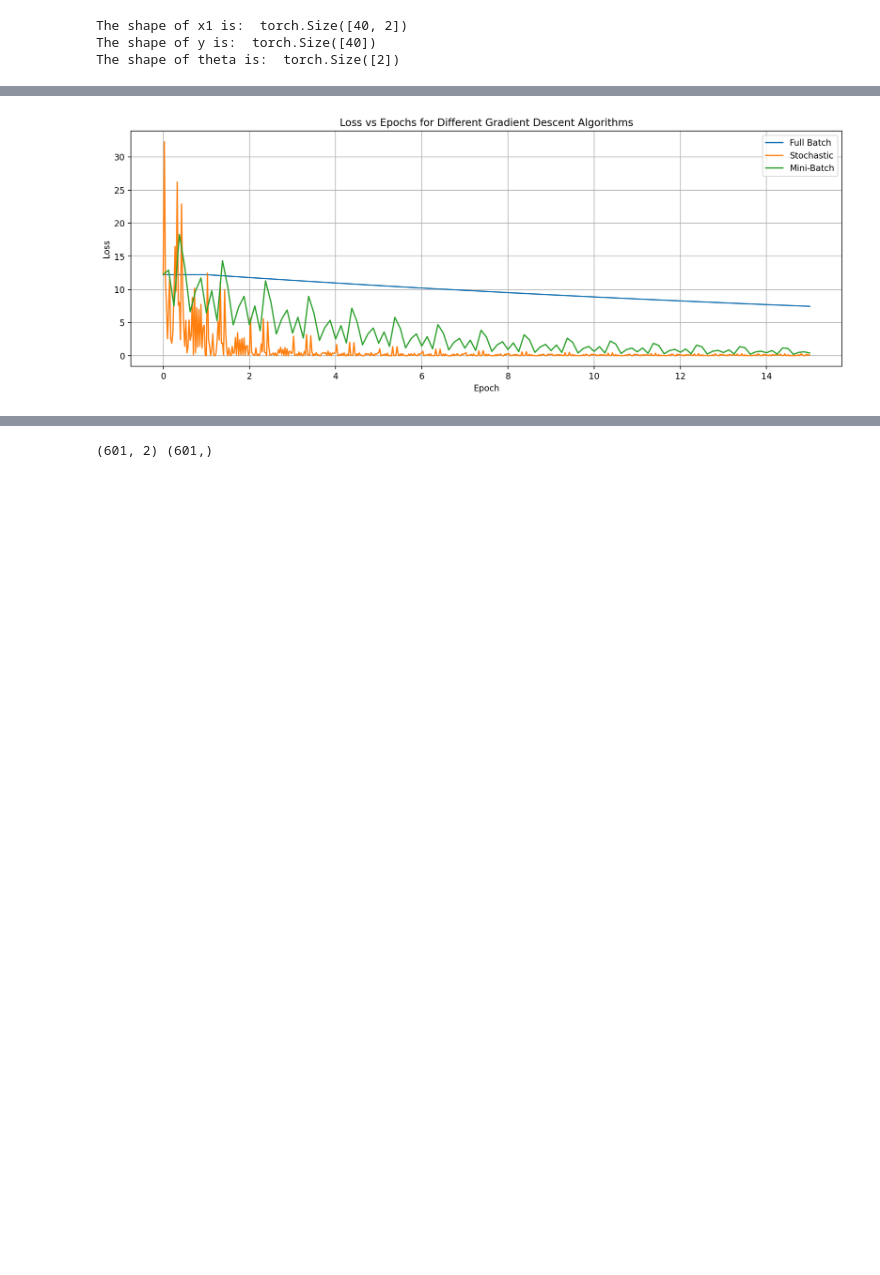
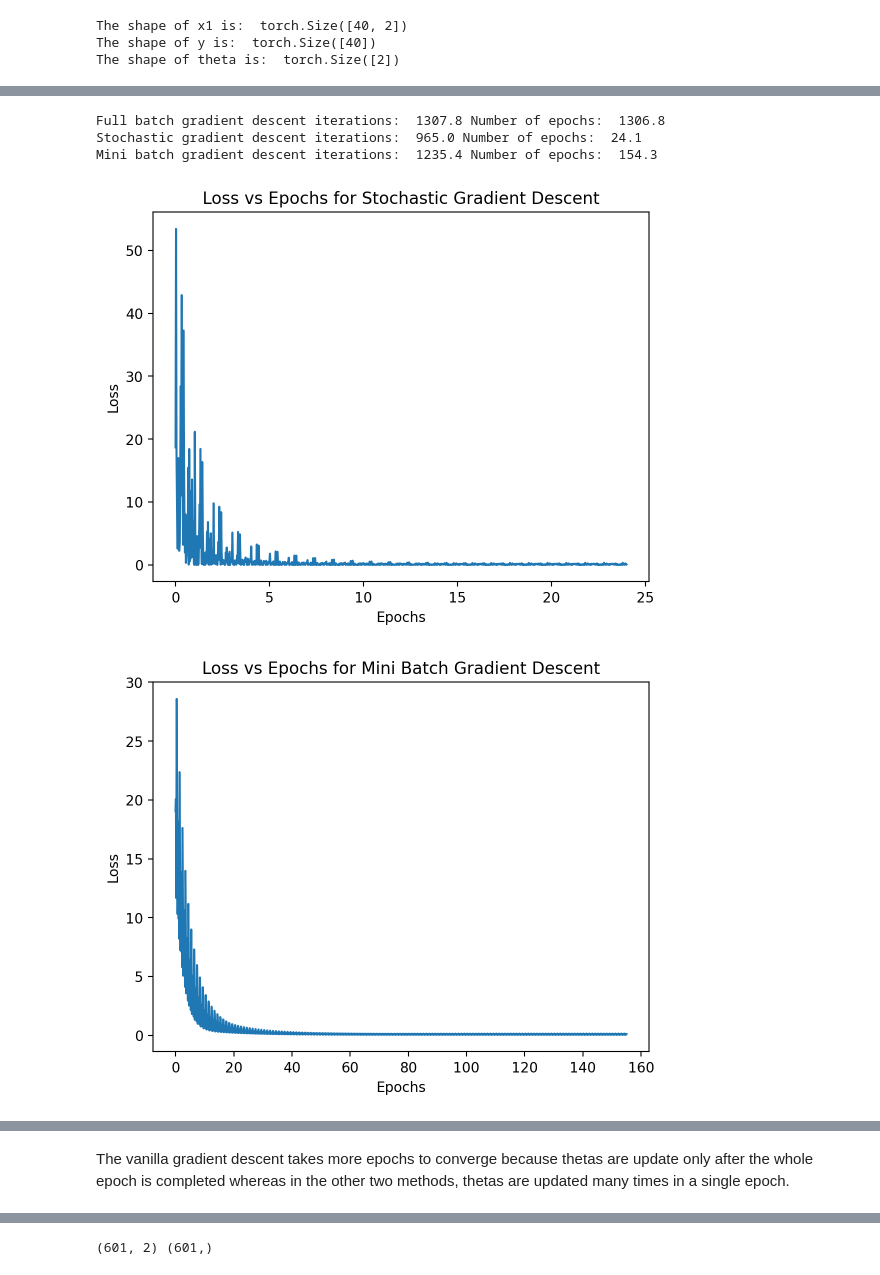
Before and after one commit to HarshilShah1804/ES335_Assignment2, a Jupyter notebook: task1.ipynb, the cells around one changed output, grey strips where cells are left out. Saved outputs shown, nothing was run; the diff lists cells and outputs as text; code cells hidden in the pictures; blank space fills up the shorter version.

```diff
--- a/task1.ipynb
+++ b/task1.ipynb
@@ -56,0 +65,5 @@ Gradient after backward pass:  tensor([-0.9687, -8.7727])
+# %%
+x_ = x1.clone().numpy()
+y_ = y.clone().numpy()
+optimum_theta = np.linalg.inv(x_.T@x_)@x_.T@y_
+print("Optimum theta: ", optimum_theta)
@@ -195,16 +234,49 @@ Mini batch method Iteration:  117 , Mini batch method epochs:  14.625
+# %%
+epochs = 15
+batch_size = 5
+lr = 0.01
+fbgd_iter=0
+sgd_iter=0
+mbgd_iter=0
+fb_gd_epochs = 0
+sgd_epochs = 0
+mbgd_epochs = 0
+for i in range(10):
+    fb_gd = full_batch_gd(x1, y, lr, epochs)
+    sgd = stochastic_gradient_descent(x1, y,  lr, epochs)
+    mb_gd = mini_batch_gradient_descent(x1, y, lr, epochs, batch_size)
+    fbgd_iter+=len(fb_gd[0])
+    sgd_iter+=len(sgd[0])
+    mbgd_iter+=len(mb_gd[0])
+    fb_gd_epochs+=fb_gd[2]
+    sgd_epochs+=sgd[2]
+    mbgd_epochs+=mb_gd[2]
+print("Full batch gradient descent iterations: ", fbgd_iter/10, "Number of epochs: ", fb_gd_epochs/10)
+print("Stochastic gradient descent iterations: ", sgd_iter/10, "Number of epochs: ", sgd_epochs/10)
+print("Mini batch gradient descent iterations: ", mbgd_iter/10, "Number of epochs: ", mbgd_epochs/10)
+# %% [output]
+Full batch gradient descent iterations:  1307.8 Number of epochs:  1306.8
+Stochastic gradient descent iterations:  965.0 Number of epochs:  24.1
+Mini batch gradient descent iterations:  1235.4 Number of epochs:  154.3
 # %%
-x_sgd = np.linspace(0,15,15*len(x1)+1)
-x_mb = np.linspace(0,15,15*int(len(x1)/batch_size)+1)
-x_fb = np.linspace(0,15,16)
-plt.figure(figsize=(15,5))
-plt.plot(x_fb,fb_gd[1], label = "Full Batch")
-plt.plot(x_sgd, sgd[1], label="Stochastic")
-plt.plot(x_mb,mb_gd[1], label="Mini-Batch")
-plt.xlabel("Epoch")
-plt.ylabel("Loss")
-plt.title("Loss vs Epochs for Different Gradient Descent Algorithms")
-plt.grid()
-plt.legend()
+x_sgd = np.linspace(0, sgd[2], len(sgd[1]))
+x_mb = np.linspace(0, mb_gd[2], len(mb_gd[1]))
+x_fb = np.linspace(0, fb_gd[2], len(fb_gd[1]))
+plt.plot(x_sgd, sgd[1], label='Stochastic')
+plt.xlabel('Epochs')
+plt.ylabel('Loss')
+plt.title('Loss vs Epochs for Stochastic Gradient Descent')
 plt.show()
+plt.plot(x_mb, mb_gd[1], label='Mini Batch')
+plt.xlabel('Epochs')
+plt.ylabel('Loss')
+plt.title('Loss vs Epochs for Mini Batch Gradient Descent')
+plt.show()
+plt.plot(x_fb, fb_gd[1], label='Full Batch')
+plt.xlabel('Epochs')
+plt.ylabel('Loss')
+plt.title('Loss vs Epochs for Full Batch Gradient Descent')
+plt.show()
 # %% [output]
-[figure, old version]
+[figure, new version]
+[figure, added]
@@ -211 +284,3 @@ plt.show()
+# %% [markdown]
+The vanilla gradient descent takes more epochs to converge because thetas are update only after the whole epoch is completed whereas in the other two methods, thetas are updated many times in a single epoch.
 # %%
```
Also changed, not shown: parts of 25 cells of this notebook, 3 other files.
